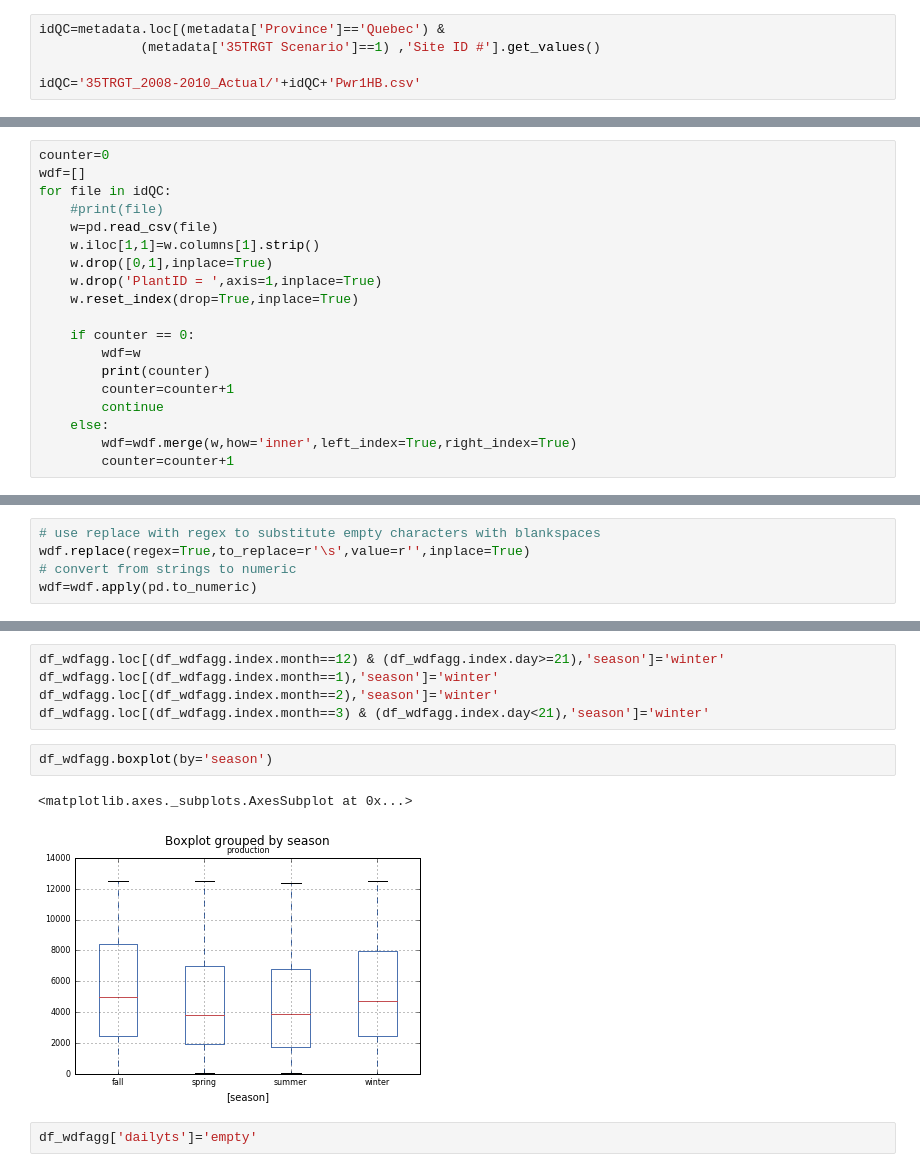
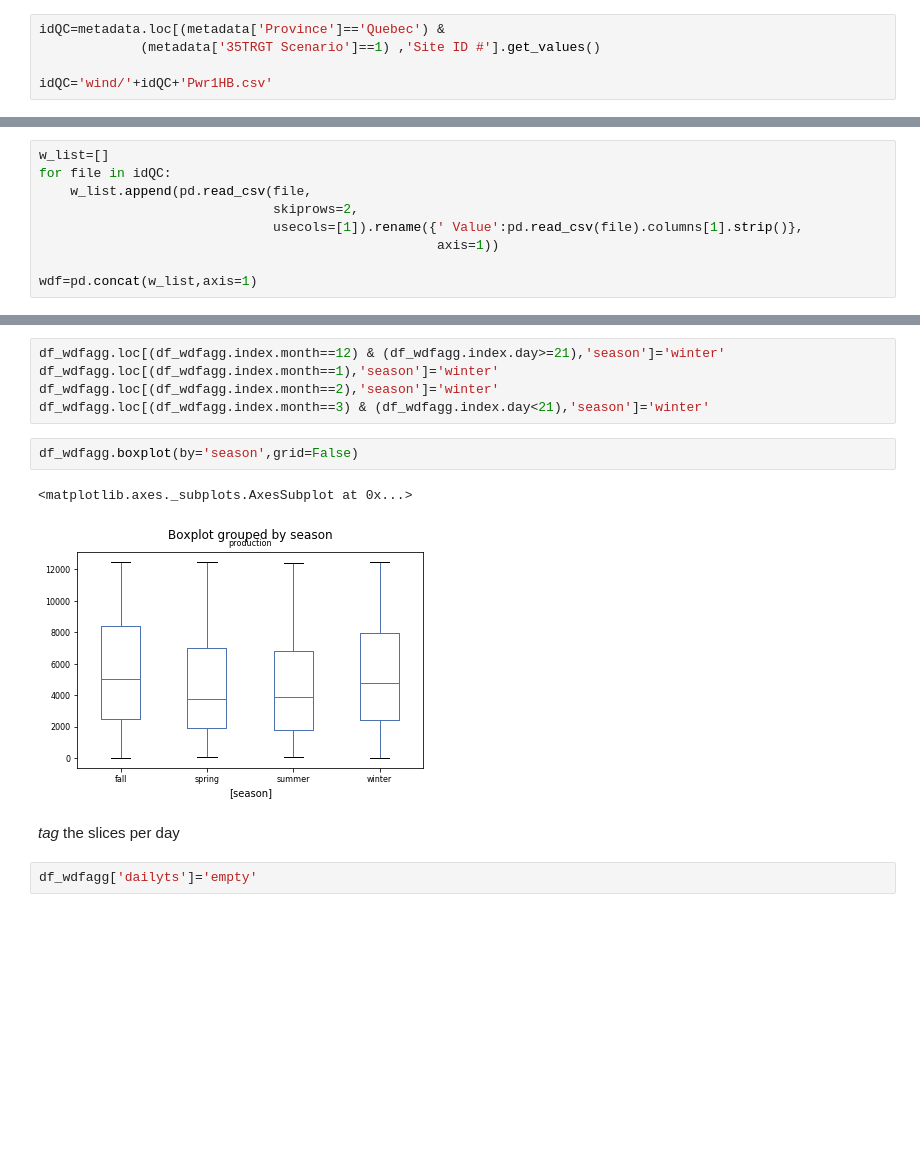
Before and after one commit to casiuncoloso/NATEM_Applied_Energy2017, a Jupyter notebook: wind.ipynb, the cells around one changed output, grey strips where cells are left out. Drawn from its saved outputs; the diff is of its cells as text; blank space fills up the shorter version.

```diff
--- a/wind.ipynb
+++ b/wind.ipynb
@@ -73,4 +107,4 @@ Identification of the files with production data for the sites of our scenario
 idQC=metadata.loc[(metadata['Province']=='Quebec') &
              (metadata['35TRGT Scenario']==1) ,'Site ID #'].get_values()
 
-idQC='35TRGT_2008-2010_Actual/'+idQC+'Pwr1HB.csv'
+idQC='wind/'+idQC+'Pwr1HB.csv'
@@ -79,19 +110,0 @@ coumbersome procedure to create a dataframe where each colum is one potential si
-# %%
-counter=0
-wdf=[]
-for file in idQC:
-    #print(file)
-    w=pd.read_csv(file)
-    w.iloc[1,1]=w.columns[1].strip()
-    w.drop([0,1],inplace=True)
-    w.drop('PlantID = ',axis=1,inplace=True)
-    w.reset_index(drop=True,inplace=True)
-
-    if counter == 0:
-        wdf=w
-        print(counter)
-        counter=counter+1
-        continue
-    else:
-        wdf=wdf.merge(w,how='inner',left_index=True,right_index=True)
-        counter=counter+1
@@ -99,0 +117,9 @@ for file in idQC:
+# %%
+w_list=[]
+for file in idQC:
+    w_list.append(pd.read_csv(file,
+                              skiprows=2,
+                              usecols=[1]).rename({' Value':pd.read_csv(file).columns[1].strip()},
+                                                   axis=1))
+
+wdf=pd.concat(w_list,axis=1)
@@ -100,11 +138,6 @@ for file in idQC:
 # %%
 windindex=pd.read_csv(idQC[0],skiprows=2,index_col='Date/Time ',parse_dates=True).index
 wdf.index=windindex
-# %%
-# use replace with regex to substitute empty characters with blankspaces
-wdf.replace(regex=True,to_replace=r'\s',value=r'',inplace=True)
-# convert from strings to numeric
-wdf=wdf.apply(pd.to_numeric)
 # %%
 wdf.tail()
 # %% [output]
@@ -168,10 +204,12 @@ df_wdfagg.loc[(df_wdfagg.index.month==1),'season']='winter'
 df_wdfagg.loc[(df_wdfagg.index.month==2),'season']='winter'
 df_wdfagg.loc[(df_wdfagg.index.month==3) & (df_wdfagg.index.day<21),'season']='winter'
 # %%
-df_wdfagg.boxplot(by='season')
+df_wdfagg.boxplot(by='season',grid=False)
 # %% [output]
 <matplotlib.axes._subplots.AxesSubplot at 0x...>
-[figure, old version]
+[figure, new version]
+# %% [markdown]
+_tag_ the slices per day
 # %%
 df_wdfagg['dailyts']='empty'
 # %%
```
Also changed, not shown: parts of 17 cells of this notebook, 3 other files.
